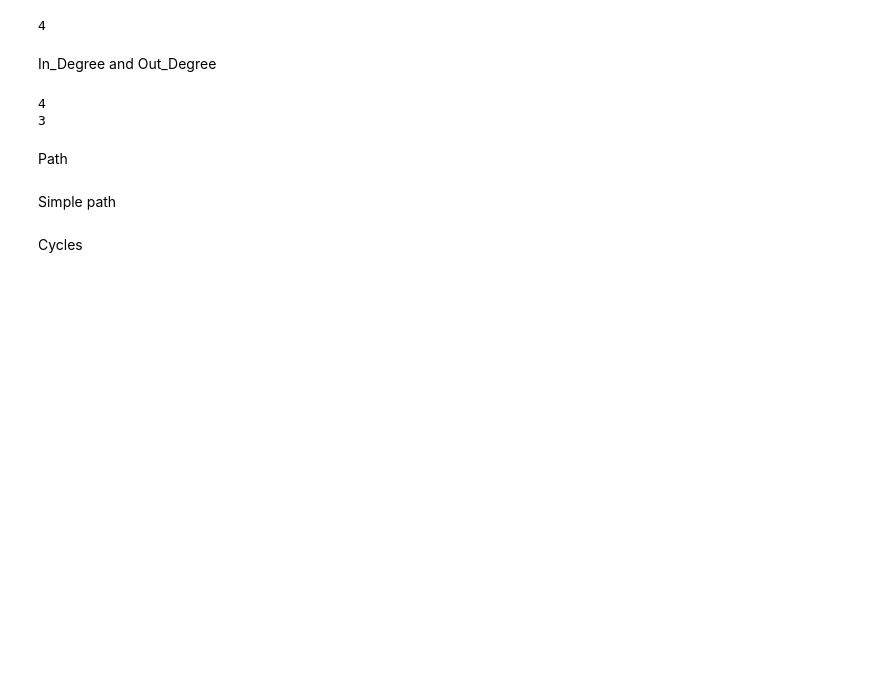
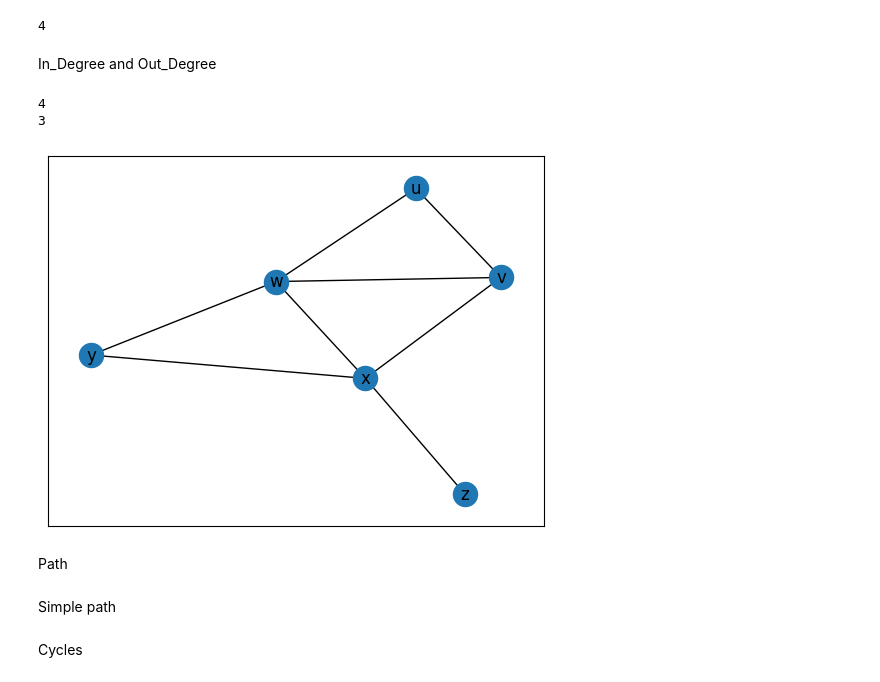
Before and after one commit to GionataGrotto/Learning-From-Networks, a Jupyter notebook: Lesson_1.ipynb, the cells around one changed output. Saved outputs shown, nothing was run; the diff lists cells and outputs as text; code cells hidden in the pictures; blank space fills up the shorter version.

```diff
--- a/Lesson_1.ipynb
+++ b/Lesson_1.ipynb
@@ -51,6 +54,13 @@ def initialize_graph():
              ('w','y'), ('y','x'), ('x','z'))
     G.add_edges_from(edges)
     return G
+# %%
+G = initialize_graph()
+
+# Complete graph
+nx.draw_networkx(G)
+# %% [output]
+[figure, added]
 # %% [markdown]
 Path
 # %%
```
Also changed, not shown: parts of 5 cells of this notebook.
